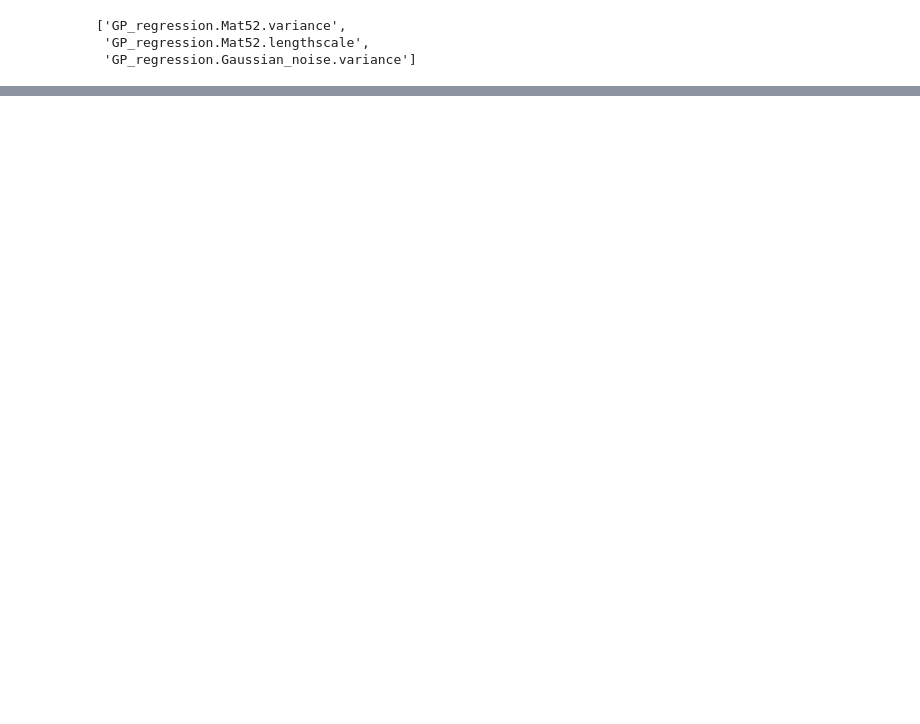
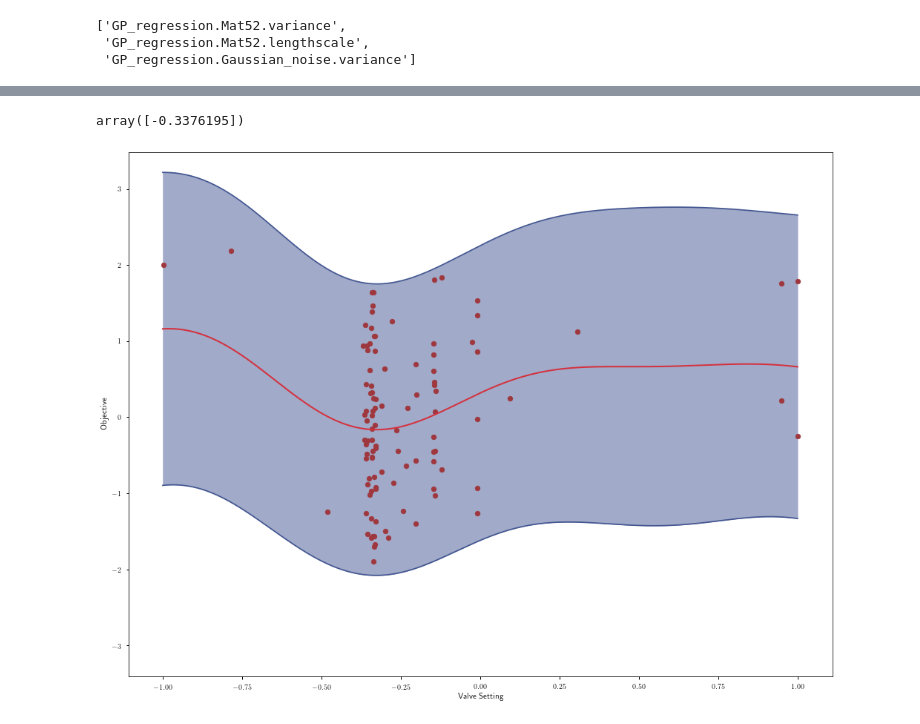
Before and after one commit to kLabUM/BaeOpt, a Jupyter notebook: scenarios/Uncertanity/BayesianOptimizationNoise.ipynb, the cells around one changed output, grey strips where cells are left out. Drawn from its saved outputs; the diff is of its cells as text; code cells hidden in the pictures; blank space fills up the shorter version.

```diff
--- a/scenarios/Uncertanity/BayesianOptimizationNoise.ipynb
+++ b/scenarios/Uncertanity/BayesianOptimizationNoise.ipynb
@@ -92,0 +133,25 @@ So, even though the uncertanity being estimated by the covariance matrix is not
+# %%
+acq_optimizer = GPyOpt.optimization.AcquisitionOptimizer(search_space)
+acquisition = GPyOpt.acquisitions.AcquisitionEI(model, search_space, acq_optimizer)
+# %%
+# --- CHOOSE a collection method
+evaluator = GPyOpt.core.evaluators.Sequential(acquisition)
+# %%
+bo = GPyOpt.methods.ModularBayesianOptimization(model,
+                                                search_space,
+                                                objective,
+                                                acquisition,
+                                                evaluator,
+                                                initial_design)
+# %%
+max_iter  = 100
+bo.run_optimization(path_to_save="./", max_iter = max_iter)
+# %%
+bo.x_opt
+# %% [output]
+array([-0.3376195])
+# %%
+ax = plt.subplot(1, 1, 1)
+plot_acquisition(ax, bo)
+# %% [output]
+[figure, added]
```
Also changed, not shown: parts of 44 cells of this notebook, 11 other files.
